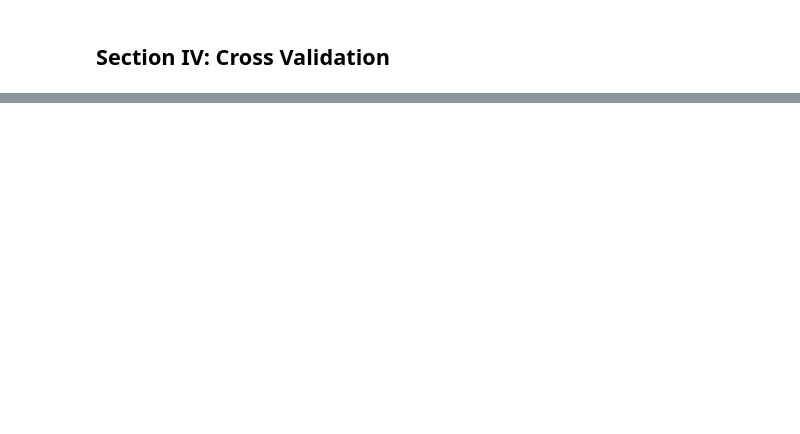
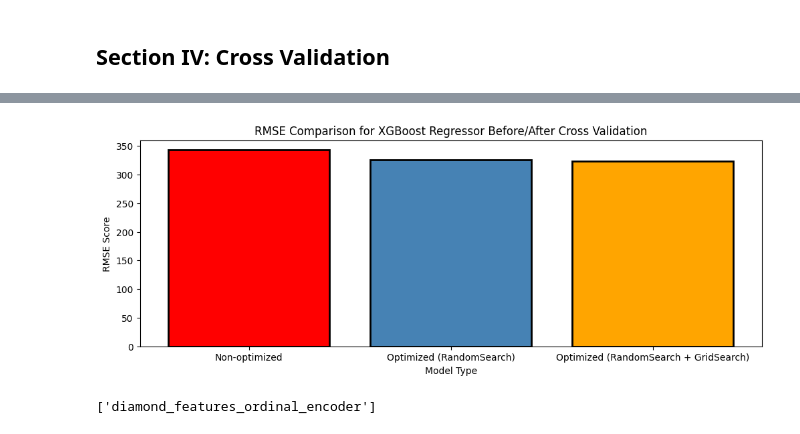
Before and after one commit to hxza1fa/AI-Internship, a Jupyter notebook: week3/machine-learning/regression/diamonds-price-prediction.ipynb, the cells around one changed output, grey strips where cells are left out. Drawn from its saved outputs; the diff is of its cells as text; code cells hidden in the pictures; blank space fills up the shorter version.

```diff
--- a/week3/machine-learning/regression/diamonds-price-prediction.ipynb
+++ b/week3/machine-learning/regression/diamonds-price-prediction.ipynb
@@ -416,2 +406,27 @@ plt.show()
 # %% [markdown]
 ## Section IV: Cross Validation
+# %%
+# Find the best hyperparameters for the XGBoosted model
+
+from sklearn.model_selection import GridSearchCV, RandomizedSearchCV
+
+xgbr = xgb.XGBRegressor(objective='reg:squarederror', random_state=42)
+
+param_dist = {
+    'learning_rate': [0.01, 0.05, 0.1, 0.2],
+    'max_depth': range(3, 11),
+    'n_estimators': [100, 200, 300, 500, 700],
+    'gamma': np.arange(0, 1, 0.1),
+    'subsample': [0.7, 0.8, 0.9, 1.0],
+    'colsample_bytree': [0.7, 0.8, 0.9, 1.0]
+}
+
+rand_search = RandomizedSearchCV(xgbr, param_distributions=param_dist, cv=5,
+    n_iter=50, scoring='neg_root_mean_squared_error', random_state=42, n_jobs=6
+)
+rand_search.fit(X_train, y_train)
+
+opt_params_1 = rand_search.best_params_
+opt_xgb_1 = rand_search.best_estimator_
+
+y_pred_opt_xgb_1 = opt_xgb_1.predict(X_test)
@@ -417,0 +493,28 @@ plt.show()
+# %%
+from sklearn.metrics import root_mean_squared_error as rmse
+
+non_opt_rmse = round(rmse(y_test, y_pred_post_xgb), 3)
+opt_rmse_1 = round(rmse(y_test, y_pred_opt_xgb_1), 3)
+opt_rmse_2 = round(rmse(y_test, y_pred_opt_xgb_2), 3)
+
+colors = ['red', 'steelblue', 'orange']
+
+plt.figure(figsize=(12, 4))
+plt.bar(['Non-optimized', 'Optimized (RandomSearch)', 'Optimized (RandomSearch + GridSearch)'],
+    [non_opt_rmse, opt_rmse_1, opt_rmse_2], color=colors, edgecolor='black', linewidth=2)
+
+plt.title('RMSE Comparison for XGBoost Regressor Before/After Cross Validation')
+plt.xlabel('Model Type')
+plt.ylabel('RMSE Score')
+plt.show()
+# %% [output]
+[figure, added]
+# %%
+# Dump the model and encoder into joblib
+
+import joblib
+
+joblib.dump(opt_xgb_2, "diamond_prediction_model.pkl")
+joblib.dump(oe, "diamond_features_ordinal_encoder")
+# %% [output]
+['diamond_features_ordinal_encoder']
```
Also changed, not shown: parts of 8 cells of this notebook, 28 other files.
